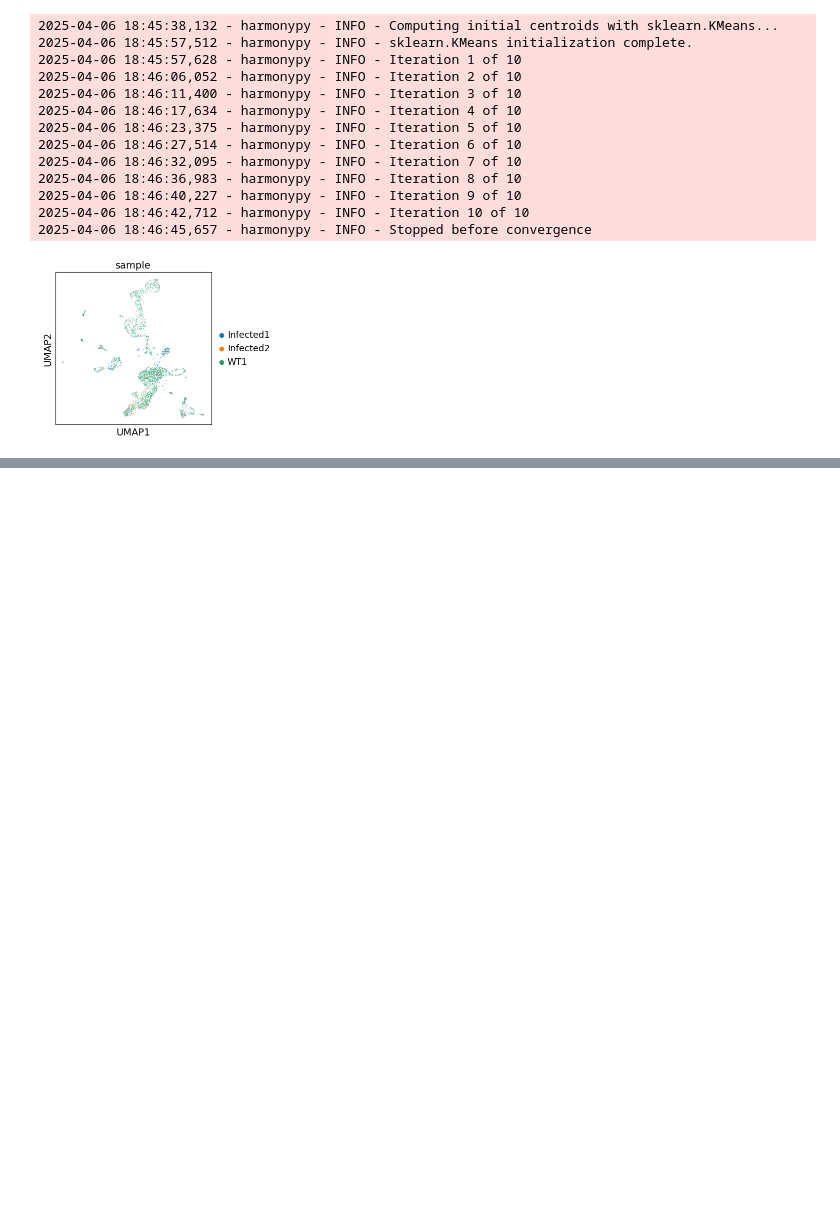
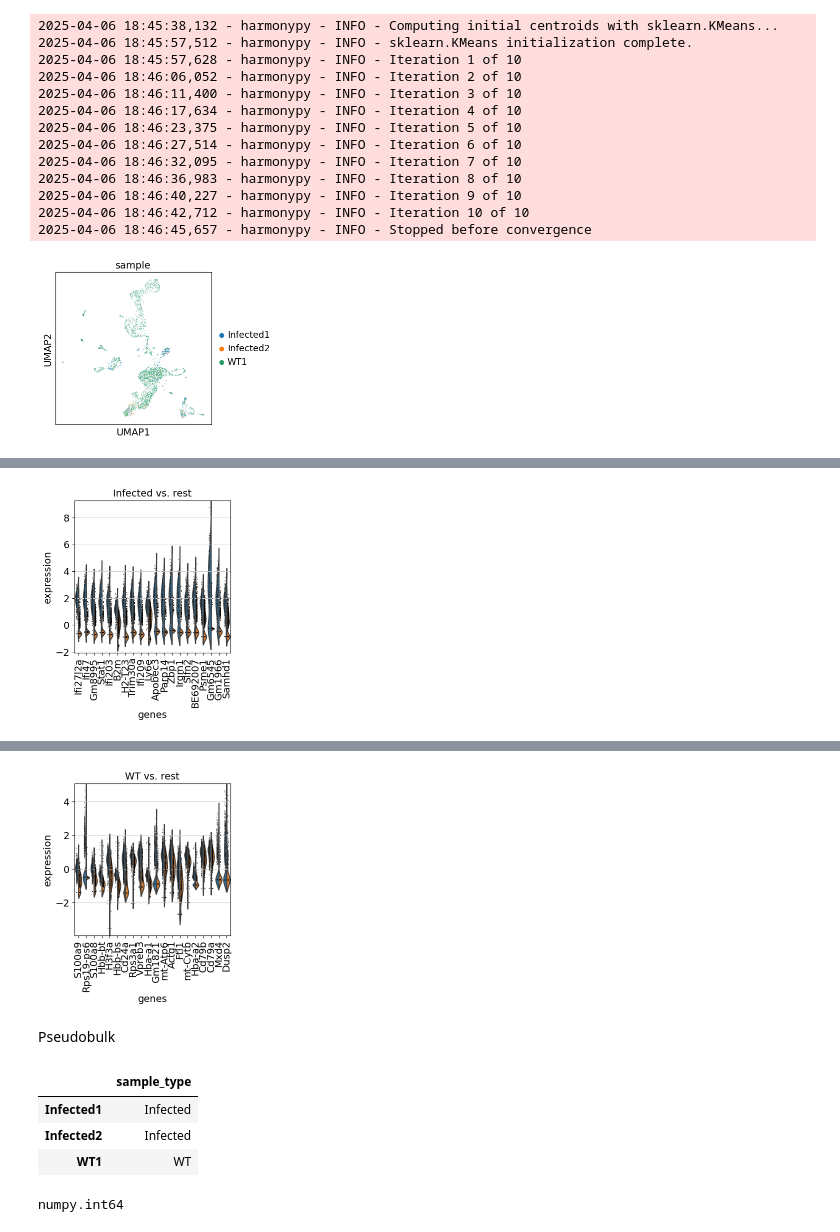
Before and after one commit to CorwinAnsley/biol5177_work, a Jupyter notebook: cw_2/cw_analysis.ipynb, the cells around one changed output, grey strips where cells are left out. Cells and saved outputs as stored; diff of their text form; code cells hidden in the pictures; blank space fills up the shorter version.

```diff
--- a/cw_2/cw_analysis.ipynb
+++ b/cw_2/cw_analysis.ipynb
@@ -269,0 +327,12 @@ run_umap(adata_integrated_harmony,'./plots/harmony_i_umap.pdf', use_rep="X_pca_h
+# %%
+b_cells_adata_harmony = adata_integrated_harmony[adata_integrated_harmony.obs['leiden'] == '1',:]
+b_cells_adata_harmony.obs['sample_type'] = b_cells_adata_harmony.obs['sample'].map({
+        "WT1": "WT",
+        "Infected1": "Infected",
+        "Infected2": "Infected",
+
+    },)
+# %%
+sc.tl.rank_genes_groups(b_cells_adata_harmony, 'sample_type')
+sc.pl.rank_genes_groups_violin(b_cells_adata_harmony, save = '_harmony_VDE.pdf')
+# %% [output]
@@ -269,0 +341 @@ run_umap(adata_integrated_harmony,'./plots/harmony_i_umap.pdf', use_rep="X_pca_h
+[figure, added]
@@ -269,0 +343,61 @@ run_umap(adata_integrated_harmony,'./plots/harmony_i_umap.pdf', use_rep="X_pca_h
+[figure, added]
+# %% [markdown]
+Pseudobulk
+# %%
+#sc.get.aggregate(b_cells_adata, by=["sample", "cell_type"], func="sum", layer="counts")
+def pseudobulk_samples(adata):
+    genes = adata.var_names
+    samples = adata.obs['sample'].unique()
+
+    sample_types = adata.obs['sample_type'].unique()
+    pseudobulk_df = pd.DataFrame(0, samples, genes)
+
+    metadata = pd.DataFrame('NA', samples, columns=['sample_type'])
+
+
+    for sample in samples:
+        for sample_type in sample_types:
+            if sample.startswith(sample_type):
+                metadata['sample_type'][sample] = sample_type
+
+        sample_adata = adata[adata.obs['sample']==sample]
+        counts = sum(sample_adata.layers['counts'])
+
+        for i in range(len(genes)):
+            pseudobulk_df[genes[i]][sample] = counts[i]
+
+    return pseudobulk_df, metadata
+
+b_cells_pseudobulk, metadata = pseudobulk_samples(b_cells_adata)
+metadata
+
+#b_cells_pseudobulk
+#b_cells_adata
+#b_cells_adata.var['mean'] = ['sample_type']
+#b_cells_adata['ATCCGTCGTTGGGTAG_4'].var
+
+#for sample_type in b_cells_adata.obs['sample_type'].unique():
+#    b_cells_adata.var[f'{sample_type}_meancount'] =
+
+#b_cells_adata.var['n_cells']
+# %% [output]
+|  | sample_type |
+| Infected1 | Infected |
+| Infected2 | Infected |
+| WT1 | WT |
+# %%
+#b_cells_adata['ATCCGTCGTTGGGTAG_4'].layers['counts']
+i = 0
+for gene in b_cells_adata[b_cells_adata.obs['sample_type']=='WT'].layers['counts']:
+    #print(len(gene))
+    i += 1
+    if i > 4:
+        break
+     #['Mrpl15']
+#b_cells_adata.obs['sample_type'=='`WT']
+test_genes = b_cells_adata.var_names
+test_types = b_cells_adata.obs['sample_type'].unique()
+test_df = pd.DataFrame(0, test_genes, test_types)
+type(test_df['WT']['Mrpl15'])
+# %% [output]
+numpy.int64
```
Also changed, not shown: parts of 30 cells of this notebook.
